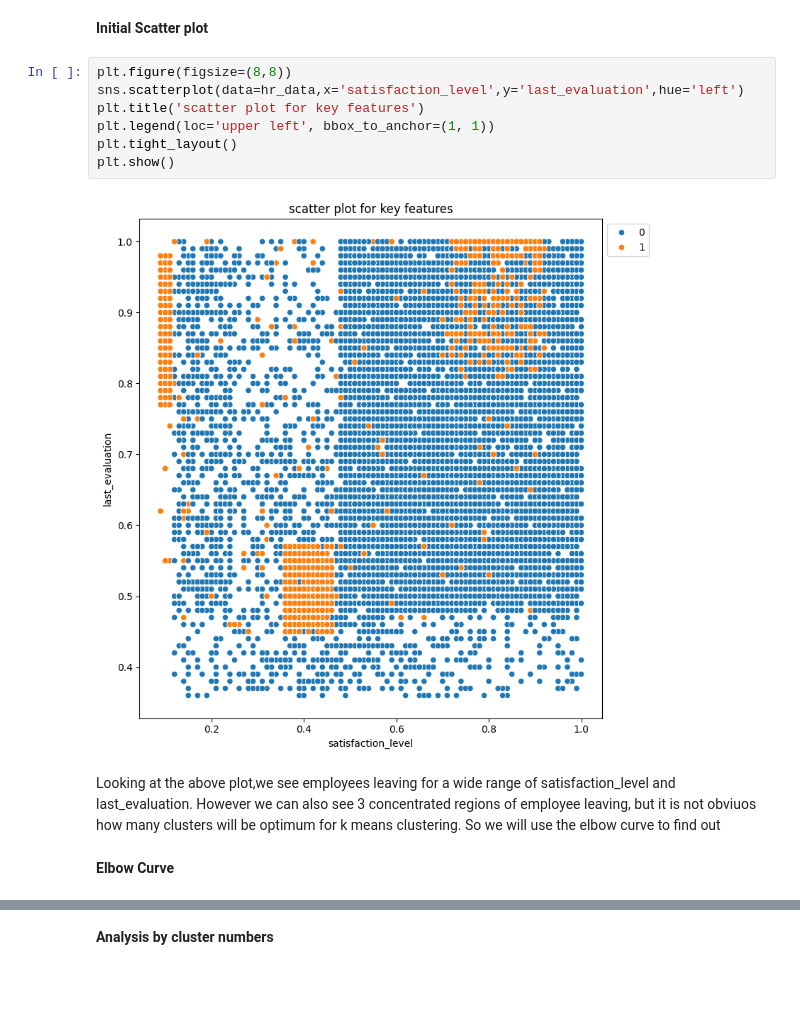
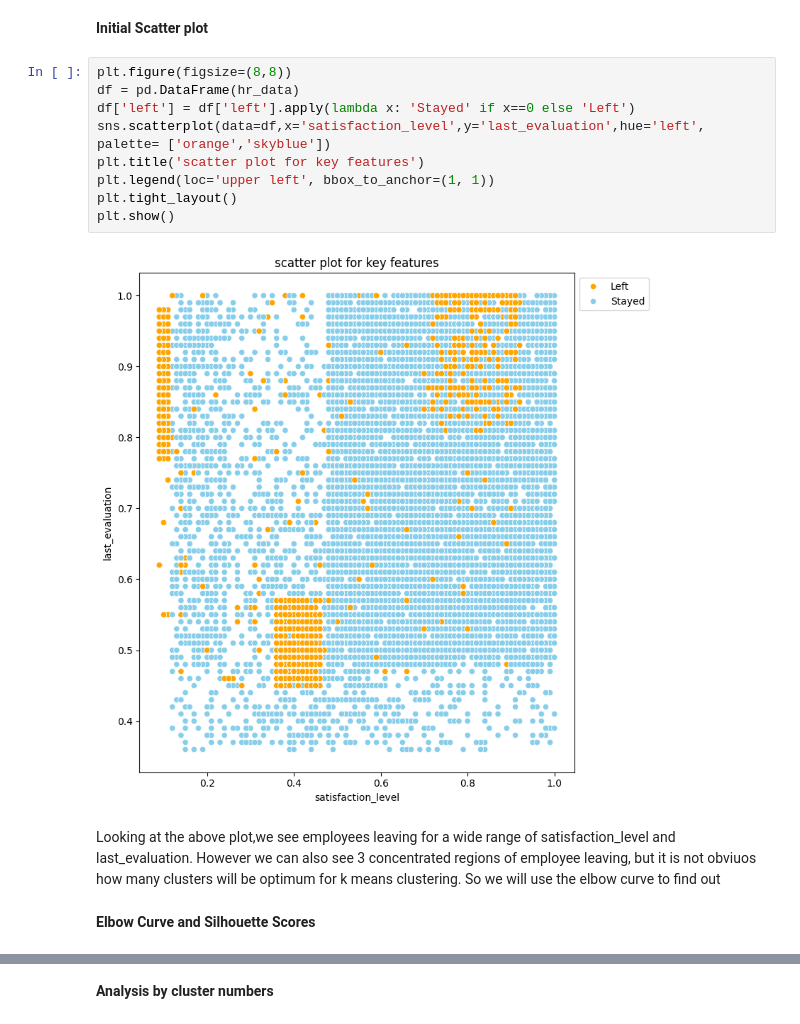
Before and after one commit to tksundar/employee_turnover, a Jupyter notebook: employee_turnover.ipynb, the cells around one changed output, grey strips where cells are left out. Saved outputs shown, nothing was run; the diff lists cells and outputs as text; blank space fills up the shorter version.

```diff
--- a/employee_turnover.ipynb
+++ b/employee_turnover.ipynb
@@ -268,17 +267,19 @@ We have already seen that the above columns do not have outliers
 **Initial Scatter plot**
 # %%
 plt.figure(figsize=(8,8))
-sns.scatterplot(data=hr_data,x='satisfaction_level',y='last_evaluation',hue='left')
+df = pd.DataFrame(hr_data)
+df['left'] = df['left'].apply(lambda x: 'Stayed' if x==0 else 'Left')
+sns.scatterplot(data=df,x='satisfaction_level',y='last_evaluation',hue='left', palette= ['orange','skyblue'])
 plt.title('scatter plot for key features')
 plt.legend(loc='upper left', bbox_to_anchor=(1, 1))
 plt.tight_layout()
 plt.show()
 # %% [output]
-[figure, old version]
+[figure, new version]
 # %% [markdown]
 Looking at the above plot,we see employees leaving for a wide range of satisfaction_level and last_evaluation. However we can also see 3 concentrated regions of employee leaving, but it is not obviuos how many clusters will be optimum for k means clustering. So we will use the elbow curve to find out
 # %% [markdown]
-**Elbow Curve**
+**Elbow Curve and Silhouette Scores**
 # %%
 from sklearn.cluster import KMeans
 from sklearn.metrics import silhouette_score
```
Also changed, not shown: parts of 13 cells of this notebook.
